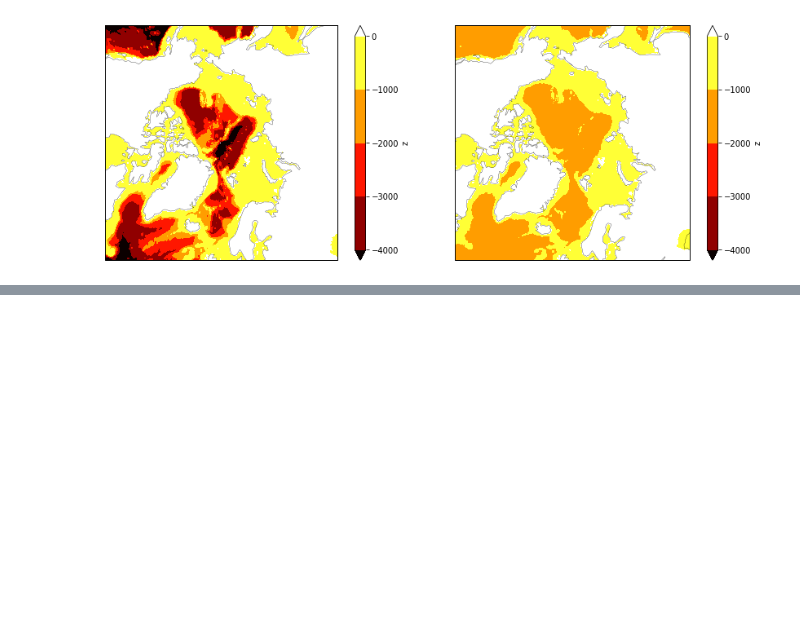
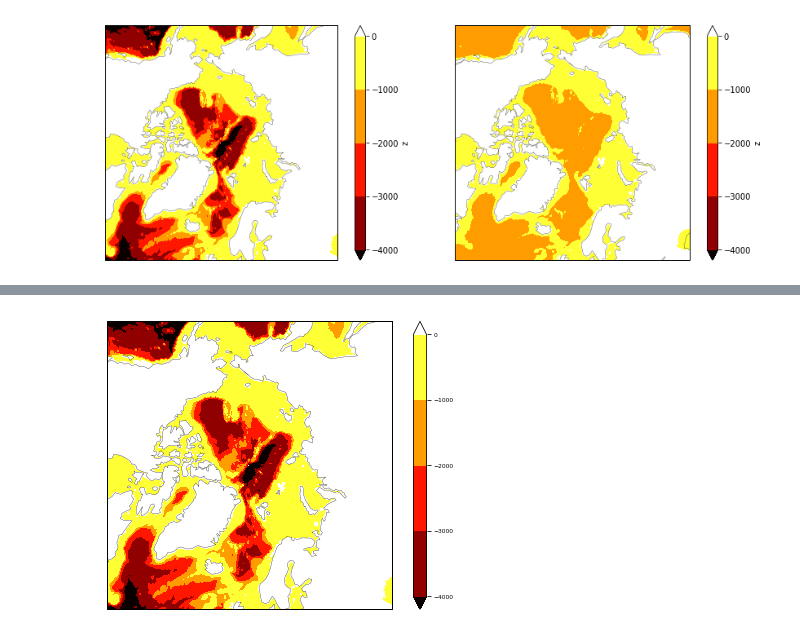
Before and after one commit to chiaweh2/arctic_ocean, a Jupyter notebook: arctic_topo.ipynb, the cells around one changed output, grey strips where cells are left out. Cells and saved outputs as stored; diff of their text form; code cells hidden in the pictures; blank space fills up the shorter version.

Commit message:
output the clearer topo with the ocean mass trend

```diff
--- a/arctic_topo.ipynb
+++ b/arctic_topo.ipynb
@@ -342,0 +228,26 @@ ytick=np.linspace(55,85,7)
+# %%
+newdata,newlon=add_cyclic_point(ds_topo_interp.values,coord=ds_topo_interp.lon.values)
+ds_topo_interp_wrap=xr.DataArray(newdata,coords=[ds_topo_interp.lat.values,newlon],dims=['lat','lon'])
+ds_topo_interp_wrap
+
+# set the figure and data projection
+data_proj=ccrs.PlateCarree()
+fig_proj_test=ccrs.Orthographic(0, 90)    # rotating the center of the projection  => Not working for topo
+fig_proj=ccrs.NorthPolarStereo(0, 90)    # rotating the center of the projection
+
+# set the figure axes
+fig=plt.figure(facecolor='w',edgecolor='w')
+ax1=fig.add_axes([0,0,1,1],projection=fig_proj)
+# plot the data in each axes
+ax1.set_title('Topo')
+ax1.set_extent([-180,180,57,90], crs=data_proj)
+plot1=ds_topo_interp_wrap.plot.contourf(ax=ax1, transform=data_proj, cmap='hot', levels=np.linspace(-4000,0,5))
+ax1.coastlines(resolution='110m',linewidths=0.3)
+
+# export the figure
+fig.savefig('./figures/arctic_topo.pdf', dpi=300, facecolor='w', edgecolor='w',
+        orientation='landscape', papertype=None, format=None,
+        transparent=False, bbox_inches="tight", pad_inches=None,
+        frameon=None)
+# %% [output]
+[figure, added]
```
Also changed, not shown: parts of 7 cells of this notebook.
